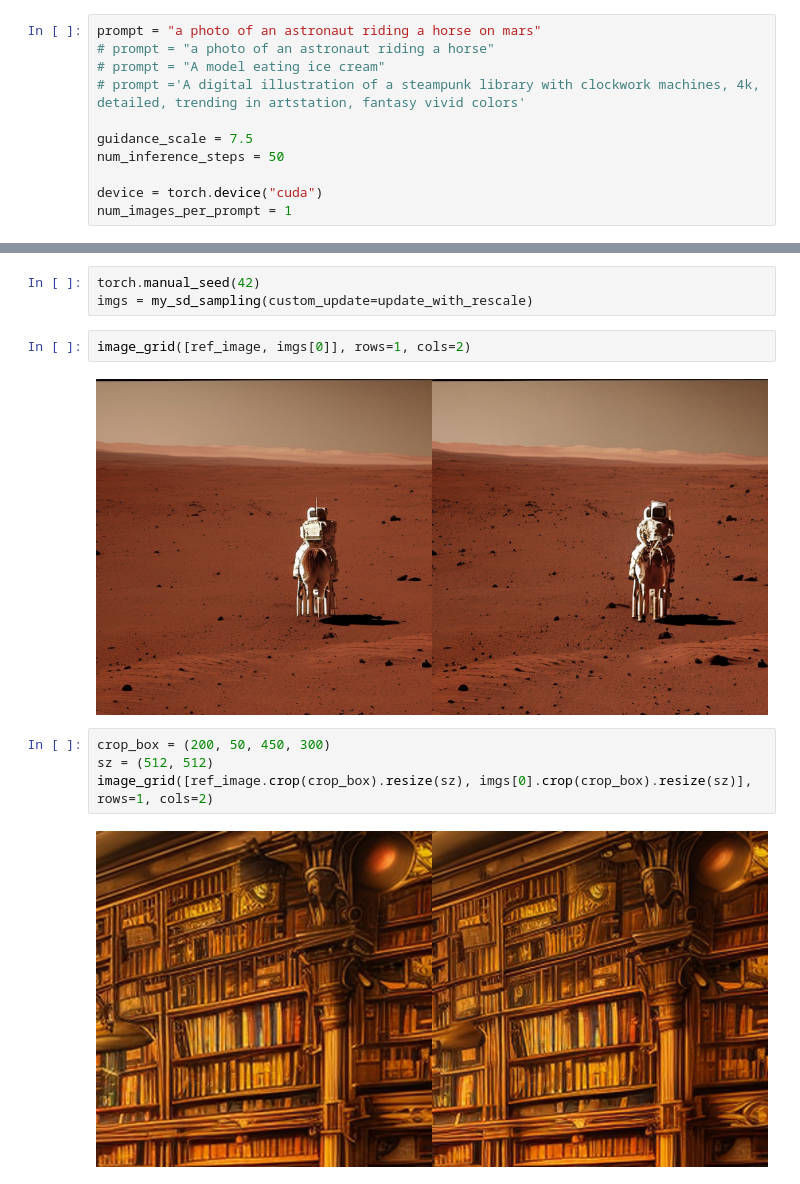
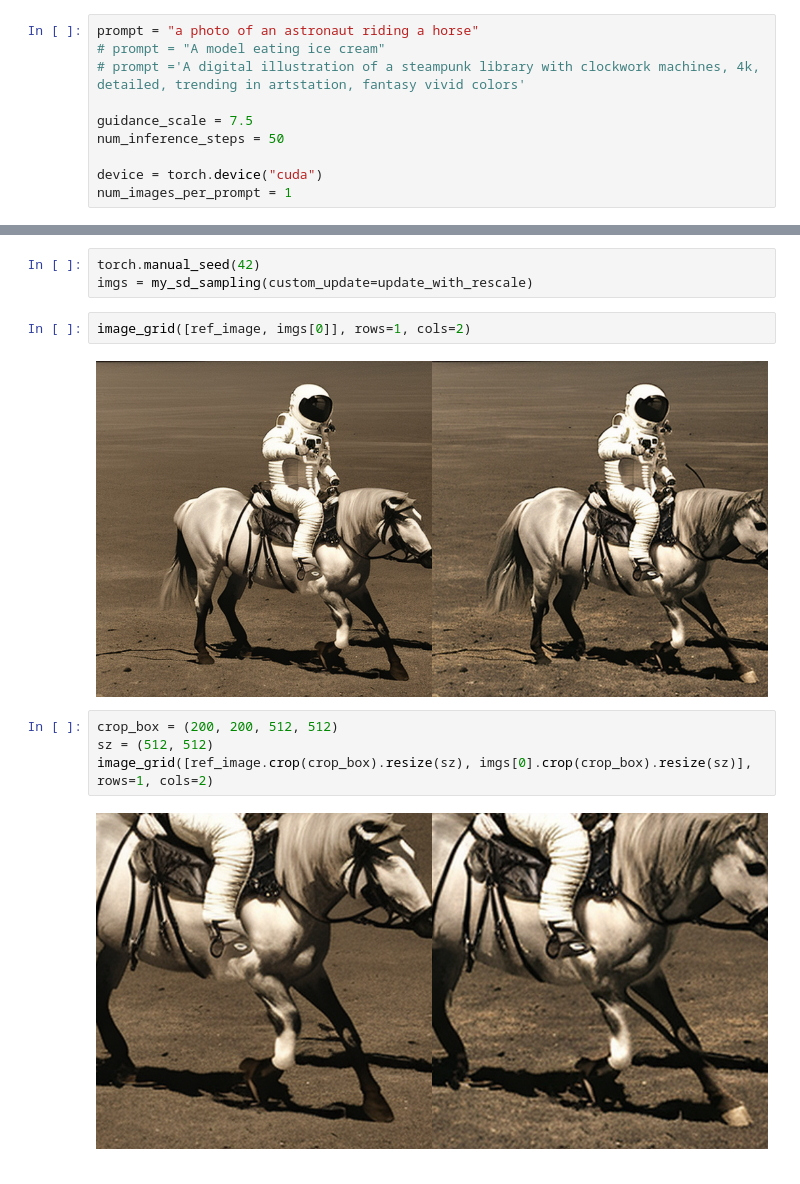
Before and after one commit to sebderhy/experiments, a Jupyter notebook: stable_diffusion_v2_custom_sampling.ipynb, the cells around one changed output, grey strips where cells are left out. Saved outputs shown, nothing was run; the diff lists cells and outputs as text.

```diff
--- a/stable_diffusion_v2_custom_sampling.ipynb
+++ b/stable_diffusion_v2_custom_sampling.ipynb
@@ -56,8 +56,7 @@ def image_grid(imgs, rows, cols):
 # %% [markdown]
 # Test pipeline
 # %%
-prompt = "a photo of an astronaut riding a horse on mars"
-# prompt = "a photo of an astronaut riding a horse"
+prompt = "a photo of an astronaut riding a horse"
 # prompt = "A model eating ice cream"
 # prompt ='A digital illustration of a steampunk library with clockwork machines, 4k, detailed, trending in artstation, fantasy vivid colors'
 
@@ -205,10 +204,10 @@ imgs = my_sd_sampling(custom_update=update_with_rescale)
 # %%
 image_grid([ref_image, imgs[0]], rows=1, cols=2)
 # %% [output]
-[figure, old version]
+[figure, new version]
 # %%
-crop_box = (200, 50, 450, 300)
+crop_box = (200, 200, 512, 512)
 sz = (512, 512)
 image_grid([ref_image.crop(crop_box).resize(sz), imgs[0].crop(crop_box).resize(sz)], rows=1, cols=2)
 # %% [output]
-[figure, old version]
+[figure, new version]
```
Also changed, not shown: parts of 4 cells of this notebook.
